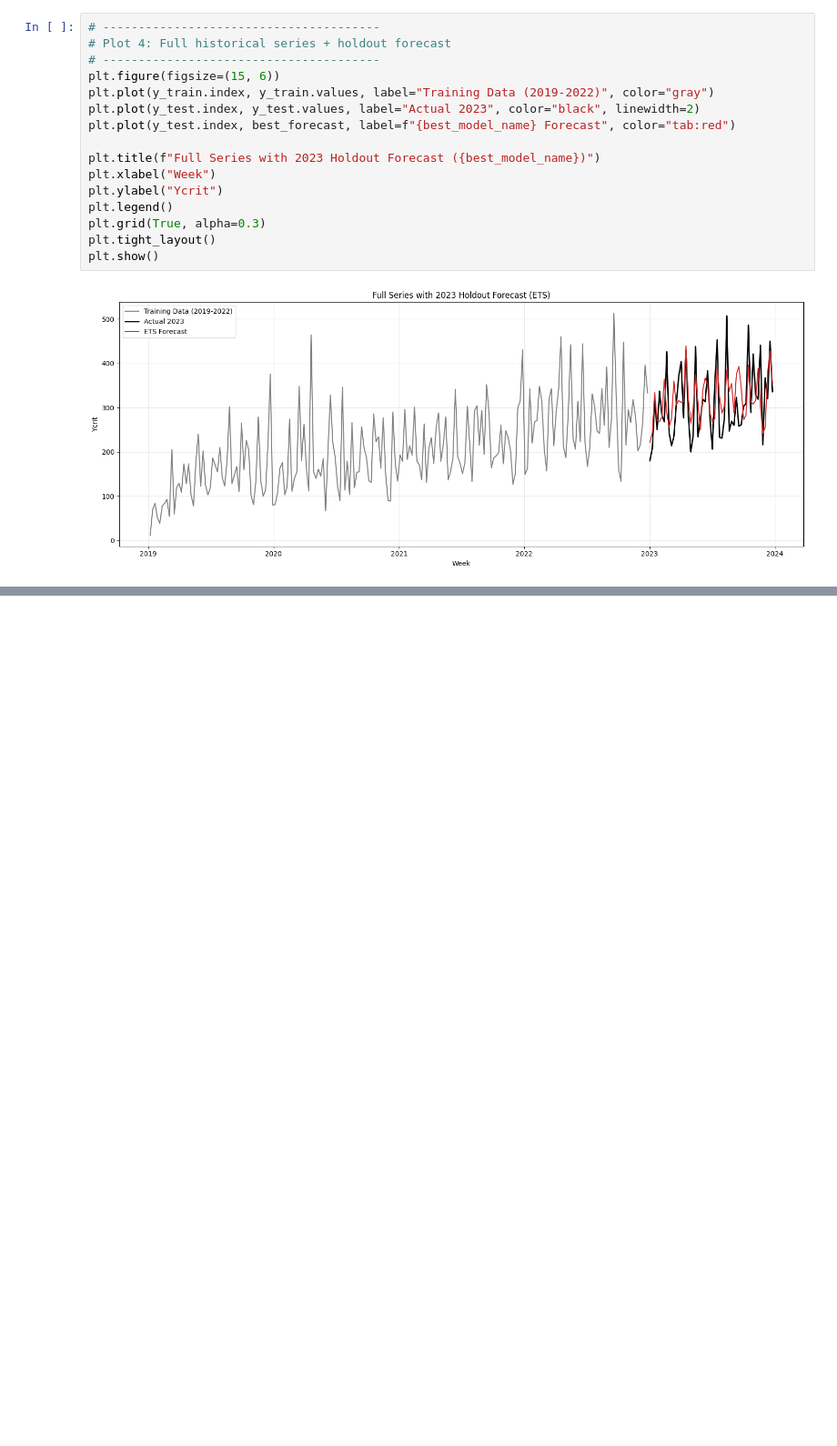
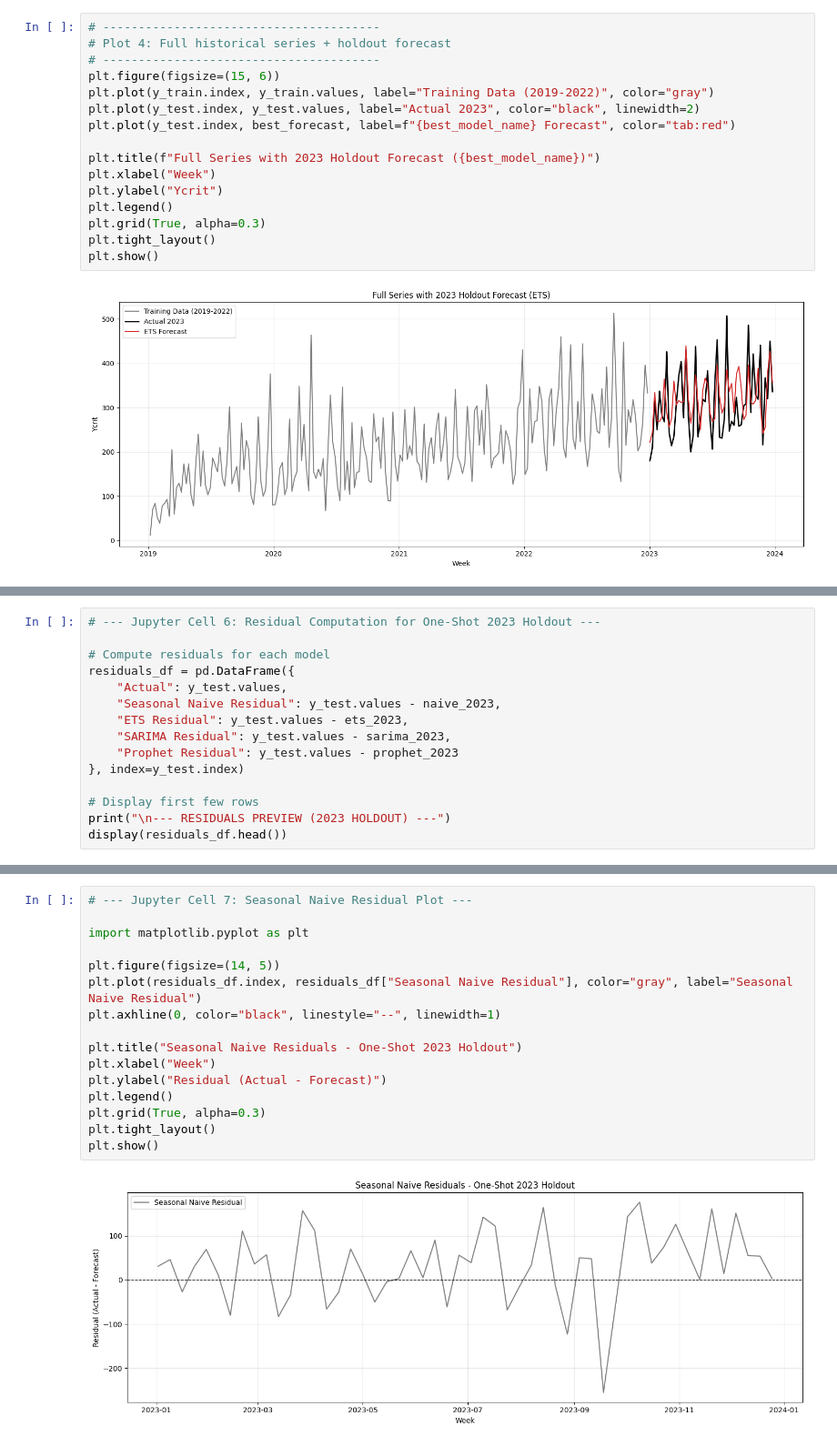
Before and after one commit to Gibexz/Dissertation, a Jupyter notebook: Implimentation/model_tournament.ipynb, the cells around one changed output, grey strips where cells are left out. Shown at 91% size. Cells and saved outputs as stored; diff of their text form; blank space fills up the shorter version.

```diff
--- a/Implimentation/model_tournament.ipynb
+++ b/Implimentation/model_tournament.ipynb
@@ -500,0 +530,15 @@ plt.show()
+# %%
+# --- Jupyter Cell 6: Residual Computation for One-Shot 2023 Holdout ---
+
+# Compute residuals for each model
+residuals_df = pd.DataFrame({
+    "Actual": y_test.values,
+    "Seasonal Naive Residual": y_test.values - naive_2023,
+    "ETS Residual": y_test.values - ets_2023,
+    "SARIMA Residual": y_test.values - sarima_2023,
+    "Prophet Residual": y_test.values - prophet_2023
+}, index=y_test.index)
+
+# Display first few rows
+print("\n--- RESIDUALS PREVIEW (2023 HOLDOUT) ---")
+display(residuals_df.head())
@@ -500,0 +554,18 @@ plt.show()
+# %%
+# --- Jupyter Cell 7: Seasonal Naive Residual Plot ---
+
+import matplotlib.pyplot as plt
+
+plt.figure(figsize=(14, 5))
+plt.plot(residuals_df.index, residuals_df["Seasonal Naive Residual"], color="gray", label="Seasonal Naive Residual")
+plt.axhline(0, color="black", linestyle="--", linewidth=1)
+
+plt.title("Seasonal Naive Residuals - One-Shot 2023 Holdout")
+plt.xlabel("Week")
+plt.ylabel("Residual (Actual - Forecast)")
+plt.legend()
+plt.grid(True, alpha=0.3)
+plt.tight_layout()
+plt.show()
+# %% [output]
+[figure, added]
```
Also changed, not shown: parts of 10 cells of this notebook, 7 other files.
